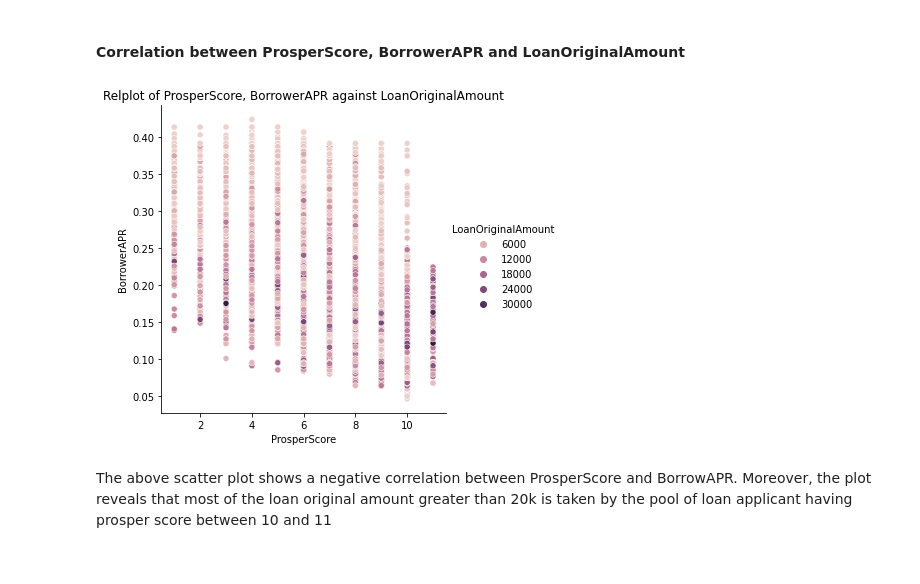
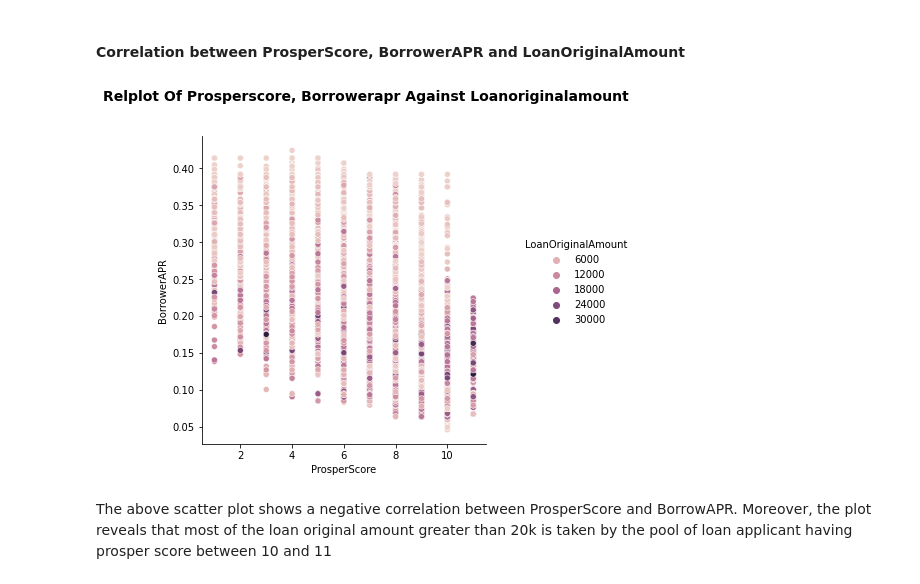
Before and after one commit to flexil/ProsperLoan, a Jupyter notebook: Part_II_slide_deck_template.ipynb, the cells around one changed output. Drawn from its saved outputs; the diff is of its cells as text; code cells hidden in the pictures.

```diff
--- a/Part_II_slide_deck_template.ipynb
+++ b/Part_II_slide_deck_template.ipynb
@@ -243,10 +244,10 @@ From the plot boxplot above, we notice that Current and completed loans have low
 #### Correlation between ProsperScore, BorrowerAPR and LoanOriginalAmount
 # %%
 sb.relplot(x="ProsperScore", y="BorrowerAPR", hue="LoanOriginalAmount", data=loan_df)
-plt.title('Relplot of ProsperScore, BorrowerAPR against LoanOriginalAmount')
+plt.suptitle("Relplot of ProsperScore, BorrowerAPR against LoanOriginalAmount".title(),y=1.1,fontsize=14,weight='bold')
 plt.show()
 # %% [output]
-[figure, old version]
+[figure, new version]
 # %% [markdown]
 The above scatter plot shows a negative correlation between ProsperScore and BorrowAPR. Moreover, the plot reveals that most of the loan original amount greater than 20k is taken by the pool of loan applicant having prosper score between 10 and 11
 # %% [markdown]
```
Also changed, not shown: parts of 21 cells of this notebook, 3 other files.
